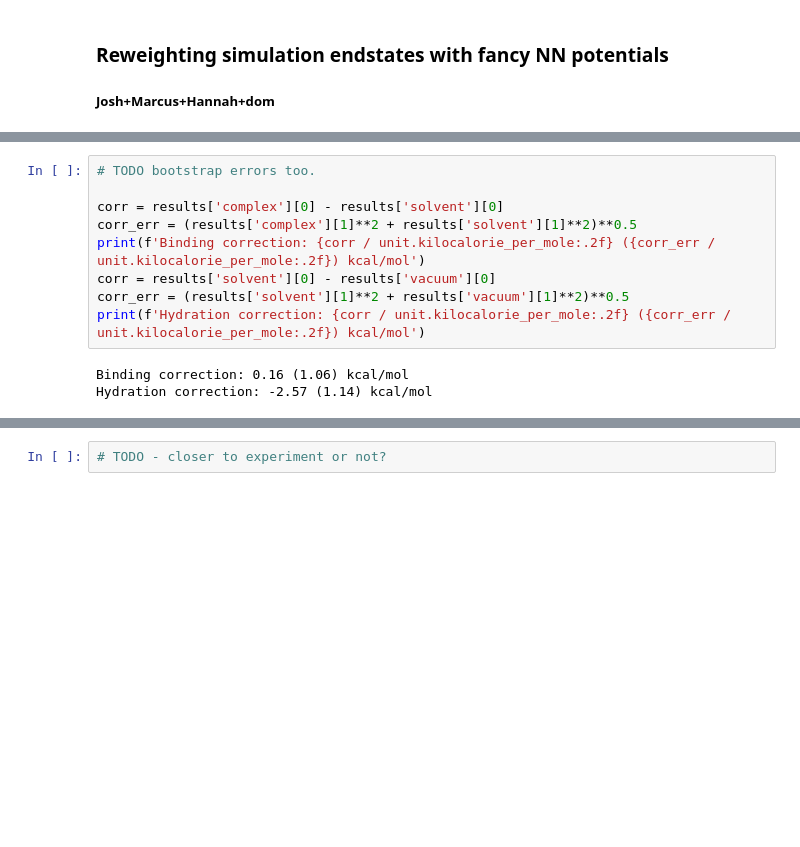
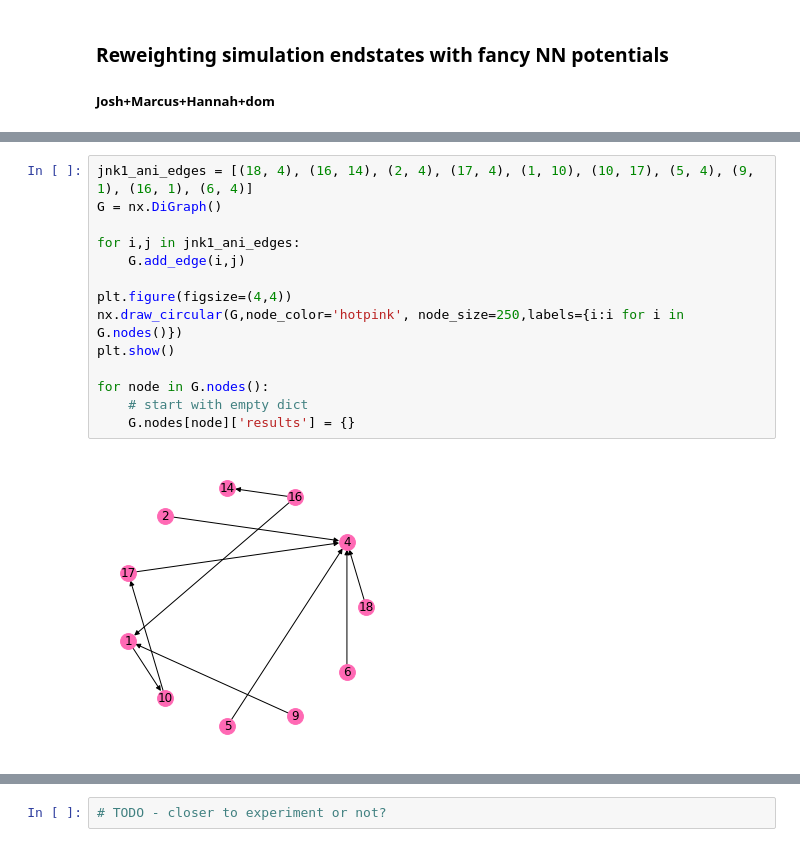
Before and after one commit to choderalab/nn-endstates, a Jupyter notebook: nn-endstates.ipynb, the cells around one changed output, grey strips where cells are left out. Cells and saved outputs as stored; diff of their text form; blank space fills up the shorter version.

```diff
--- a/nn-endstates.ipynb
+++ b/nn-endstates.ipynb
@@ -237,12 +76,16 @@ End point error : 3340.9611474290123 J/mol
-# %%
-# TODO bootstrap errors too.
-
-corr = results['complex'][0] - results['solvent'][0]
-corr_err = (results['complex'][1]**2 + results['solvent'][1]**2)**0.5
-print(f'Binding correction: {corr / unit.kilocalorie_per_mole:.2f} ({corr_err / unit.kilocalorie_per_mole:.2f}) kcal/mol')
-corr = results['solvent'][0] - results['vacuum'][0]
-corr_err = (results['solvent'][1]**2 + results['vacuum'][1]**2)**0.5
-print(f'Hydration correction: {corr / unit.kilocalorie_per_mole:.2f} ({corr_err / unit.kilocalorie_per_mole:.2f}) kcal/mol')
-# %% [output]
-Binding correction: 0.16 (1.06) kcal/mol
-Hydration correction: -2.57 (1.14) kcal/mol
+# %%
+jnk1_ani_edges = [(18, 4), (16, 14), (2, 4), (17, 4), (1, 10), (10, 17), (5, 4), (9, 1), (16, 1), (6, 4)]
+G = nx.DiGraph()
+
+for i,j in jnk1_ani_edges:
+    G.add_edge(i,j)
+
+plt.figure(figsize=(4,4))
+nx.draw_circular(G,node_color='hotpink', node_size=250,labels={i:i for i in G.nodes()})
+plt.show()
+
+for node in G.nodes():
+    # start with empty dict
+    G.nodes[node]['results'] = {}
+# %% [output]
+[figure, added]
```
Also changed, not shown: parts of 11 cells of this notebook, 1 other file.
